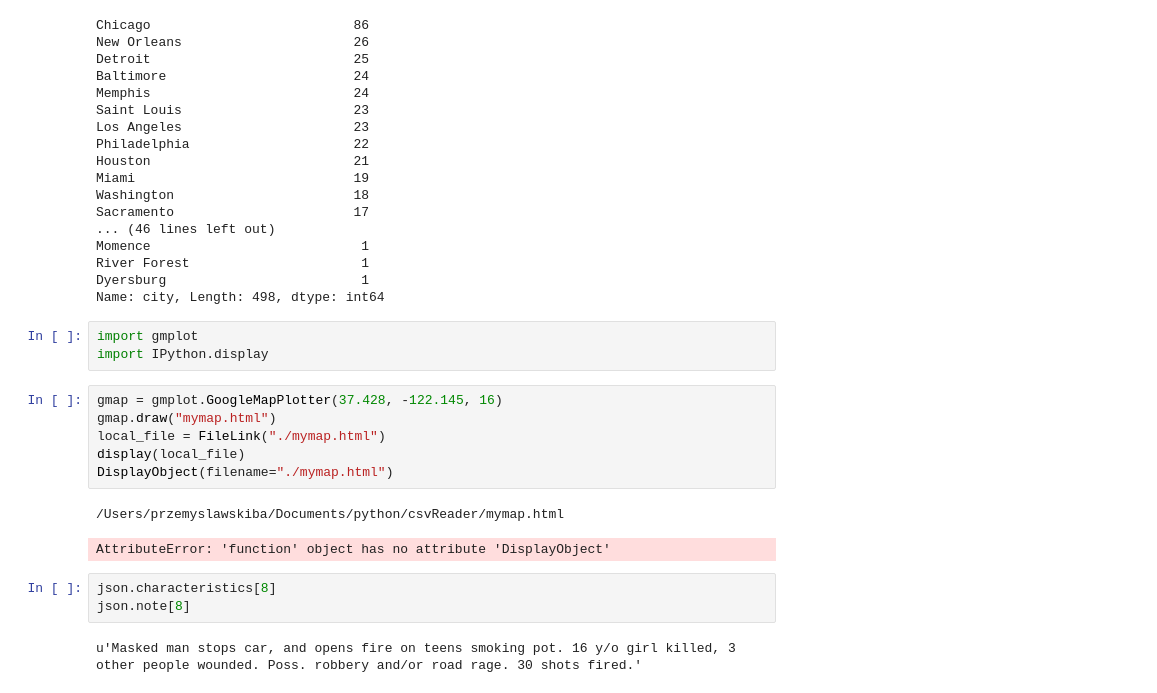
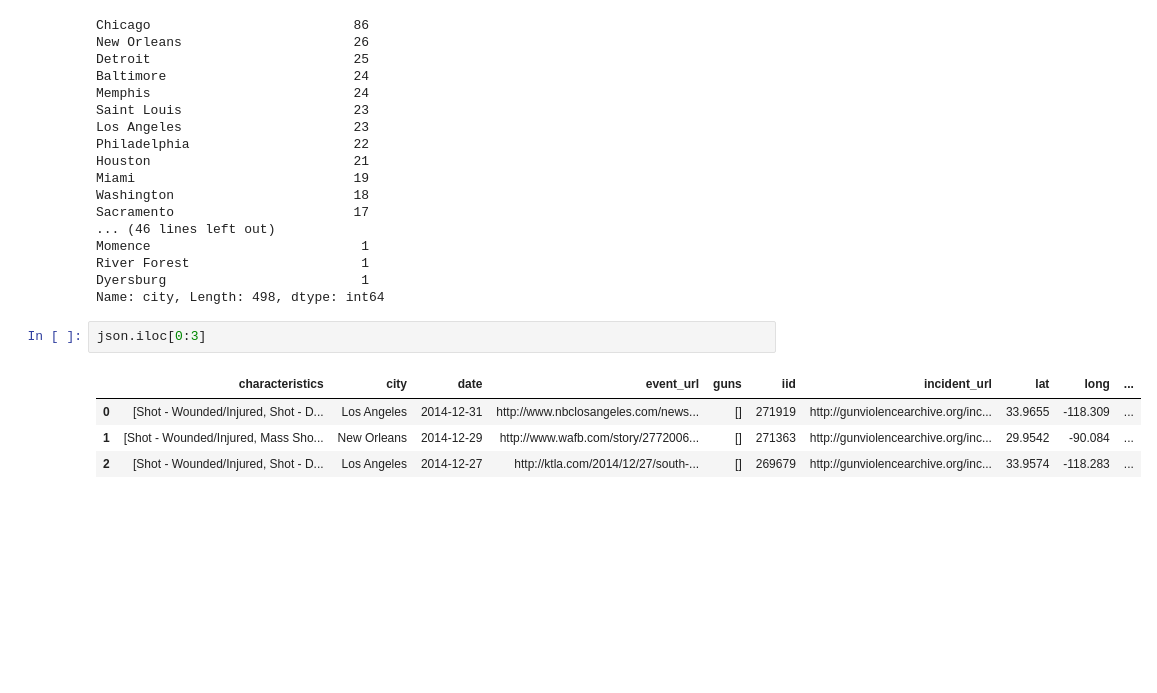
Before and after one commit to BlueEyedHush/us-mass-shootings, a Jupyter notebook: gva-analysis/Gun Violence Archive analysis.ipynb, the cells around one changed output. Drawn from its saved outputs; the diff is of its cells as text; blank space fills up the shorter version.

```diff
--- a/gva-analysis/Gun Violence Archive analysis.ipynb
+++ b/gva-analysis/Gun Violence Archive analysis.ipynb
@@ -81,20 +69,10 @@ Momence                           1
 River Forest                      1
 Dyersburg                         1
 Name: city, Length: 498, dtype: int64
-# %%
-import gmplot
-import IPython.display
-# %%
-gmap = gmplot.GoogleMapPlotter(37.428, -122.145, 16)
-gmap.draw("mymap.html")
-local_file = FileLink("./mymap.html")
-display(local_file)
-DisplayObject(filename="./mymap.html")
-# %% [output]
-/Users/przemyslawskiba/Documents/python/csvReader/mymap.html
-AttributeError: 'function' object has no attribute 'DisplayObject'
-# %%
-json.characteristics[8]
-json.note[8]
-# %% [output]
-u'Masked man stops car, and opens fire on teens smoking pot. 16 y/o girl killed, 3 other people wounded. Poss. robbery and/or road rage. 30 shots fired.'
+# %%
+json.iloc[0:3]
+# %% [output]
+|  | characteristics | city | date | event_url | guns | iid | incident_url | lat | long | ... |
+| 0 | [Shot - Wounded/Injured, Shot - D... | Los Angeles | 2014-12-31 | http://www.nbclosangeles.com/news... | [] | 271919 | http://gunviolencearchive.org/inc... | 33.9655 | -118.309 | ... |
+| 1 | [Shot - Wounded/Injured, Mass Sho... | New Orleans | 2014-12-29 | http://www.wafb.com/story/2772006... | [] | 271363 | http://gunviolencearchive.org/inc... | 29.9542 | -90.084 | ... |
+| 2 | [Shot - Wounded/Injured, Shot - D... | Los Angeles | 2014-12-27 | http://ktla.com/2014/12/27/south-... | [] | 269679 | http://gunviolencearchive.org/inc... | 33.9574 | -118.283 | ... |
```
Also changed, not shown: parts of 10 cells of this notebook, 1 other file.
